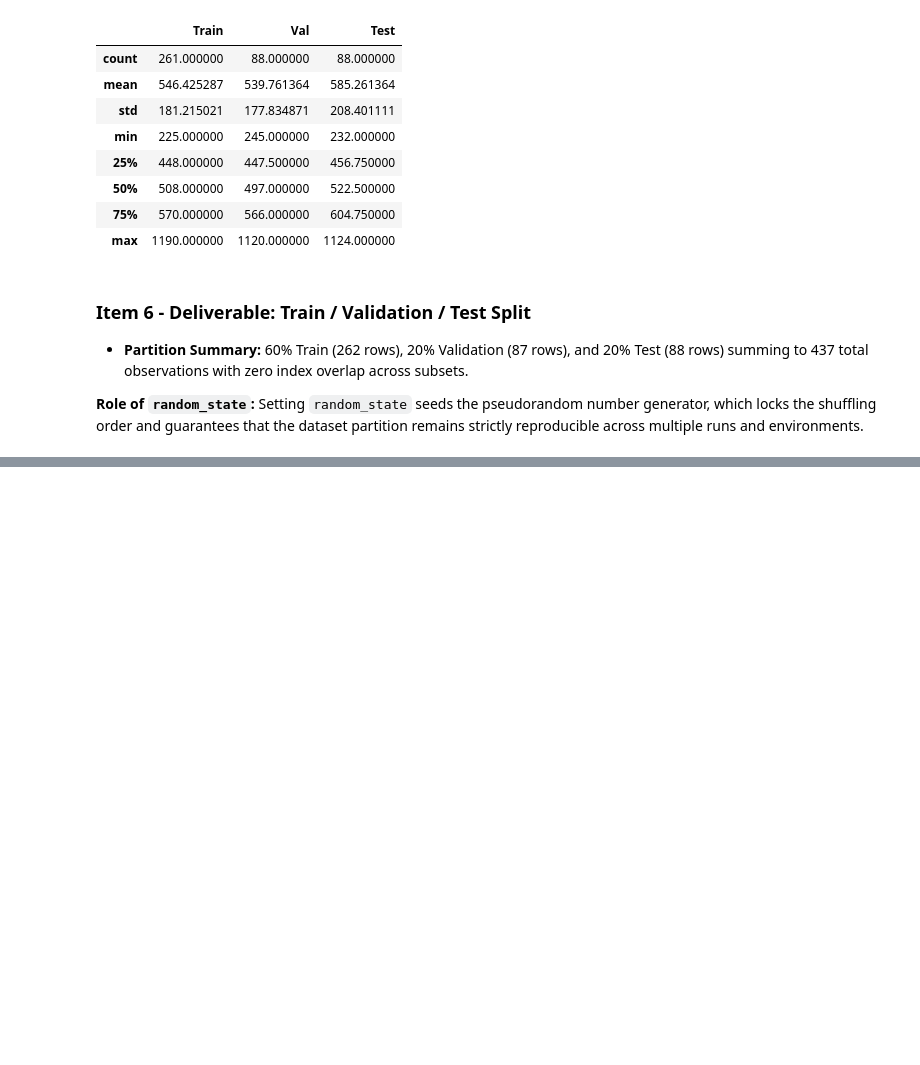
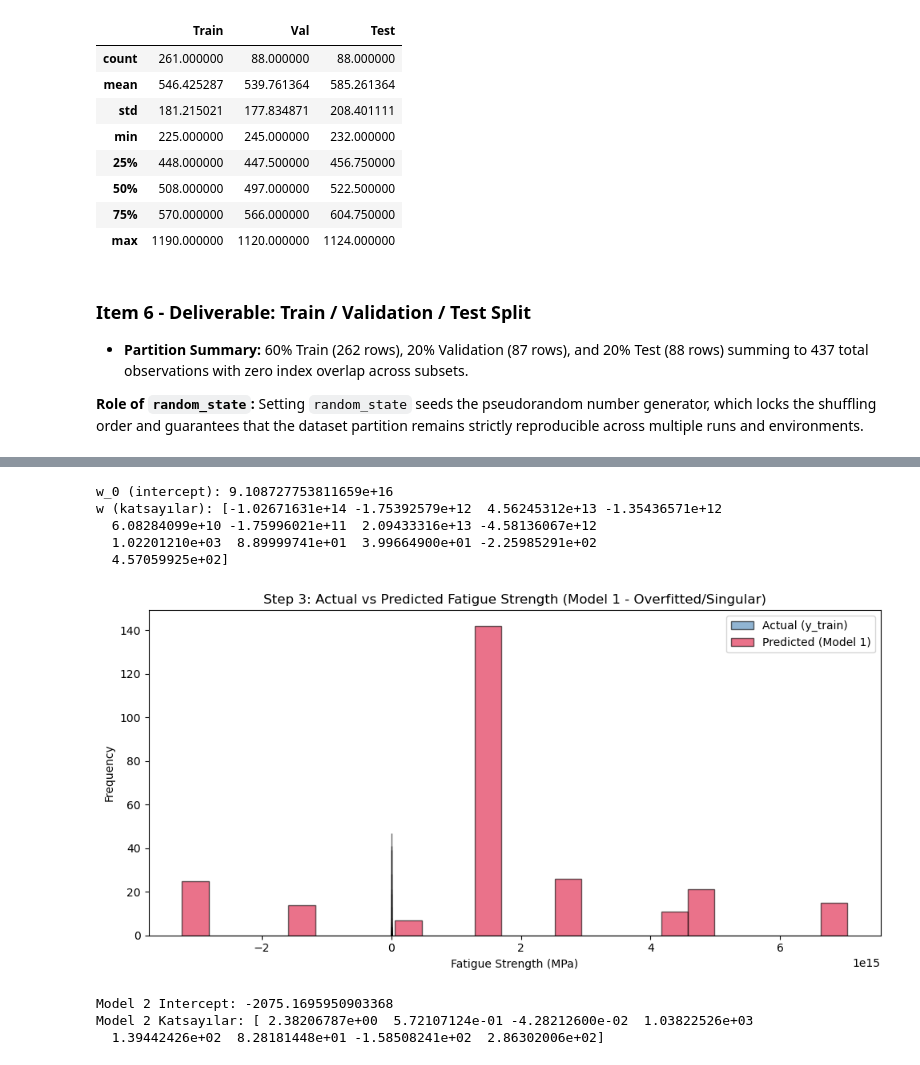
Before and after one commit to NecatBerkMeral/ME405HW1, a Jupyter notebook: ME405 HW1.ipynb, the cells around one changed output, grey strips where cells are left out. Saved outputs shown, nothing was run; the diff lists cells and outputs as text; code cells hidden in the pictures; blank space fills up the shorter version.

Commit message:
Complete Item 7

```diff
--- a/ME405 HW1.ipynb
+++ b/ME405 HW1.ipynb
@@ -460,7 +460,14 @@ display(summary_df)
 **Role of `random_state`:**
 Setting `random_state` seeds the pseudorandom number generator, which locks the shuffling order and guarantees that the dataset partition remains strictly reproducible across multiple runs and environments.
 # %%
-!git add .
-!git commit -m "Complete Item 6"
-!git push
-!git status
+features = ["NT","THT","THQCr","CT","QmT","TT","Tt","TCr","C","Si","Cr","Cu","Mo"]
+
+def train_model1(X,y):
+    one = np.ones(X.shape[0])
+    X = np.column_stack([one,X])
+
+    XTX = X.T.dot(X)
+    XTX_inv = np.linalg.inv(XTX)
+    w = XTX_inv.dot(X.T).dot(y)
+
+    return w[0], w[1:]
@@ -470,0 +474,52 @@ warning: in the working copy of 'ME405 HW1.ipynb', LF will be replaced by CRLF t
+# %%
+w_0, w = train_model1(X_train[features], y_train)
+# %%
+print("w_0 (intercept):", w_0)
+print("w (katsayılar):", w)
+# %% [output]
+w_0 (intercept): 9.108727753811659e+16
+w (katsayılar): [-1.02671631e+14 -1.75392579e+12  4.56245312e+13 -1.35436571e+12
+  6.08284099e+10 -1.75996021e+11  2.09433316e+13 -4.58136067e+12
+  1.02201210e+03  8.89999741e+01  3.99664900e+01 -2.25985291e+02
+  4.57059925e+02]
+# %%
+y_pred_train1 = w_0 + X_train[features].dot(w)
+
+plt.figure(figsize=(10, 5))
+plt.hist(
+    y_train,
+    bins=25,
+    alpha=0.6,
+    label="Actual (y_train)",
+    color="steelblue",
+    edgecolor="black",
+)
+plt.hist(
+    y_pred_train1,
+    bins=25,
+    alpha=0.6,
+    label="Predicted (Model 1)",
+    color="crimson",
+    edgecolor="black",
+)
+plt.xlabel("Fatigue Strength (MPa)")
+plt.ylabel("Frequency")
+plt.title(
+    "Step 3: Actual vs Predicted Fatigue Strength (Model 1 - Overfitted/Singular)"
+)
+plt.legend()
+plt.tight_layout()
+plt.show()
+# %% [output]
+[figure, added]
+# %%
+features_v2 = ["NT", "CT", "TT", "C", "Si", "Cr", "Cu", "Mo"]
+
+w_0_v2, w_v2 = train_model1(X_train[features_v2], y_train)
+
+print("Model 2 Intercept:", w_0_v2)
+print("Model 2 Katsayılar:", w_v2)
+# %% [output]
+Model 2 Intercept: -2075.1695950903368
+Model 2 Katsayılar: [ 2.38206787e+00  5.72107124e-01 -4.28212600e-02  1.03822526e+03
+  1.39442426e+02  8.28181448e+01 -1.58508241e+02  2.86302006e+02]
```
Also changed, not shown: parts of 4 cells of this notebook.
